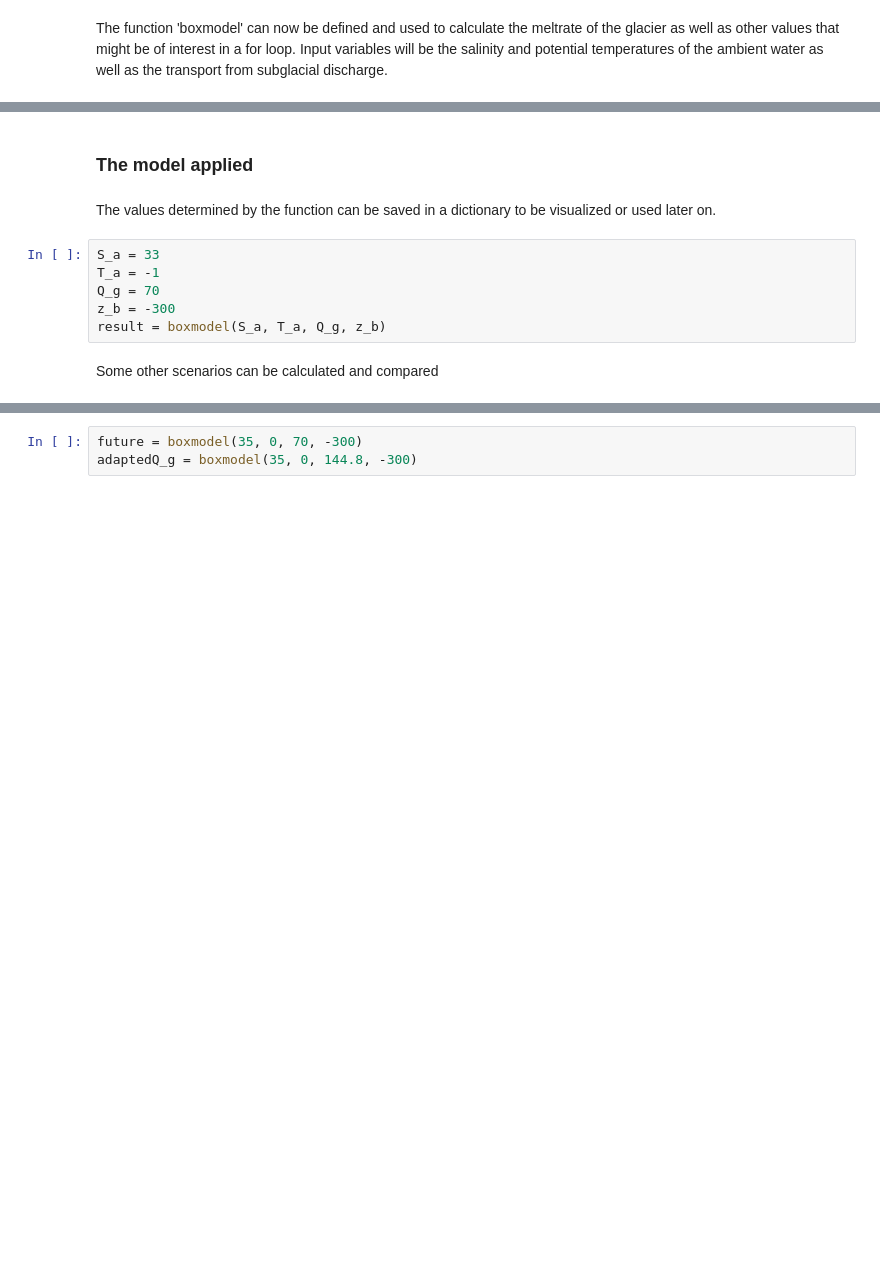
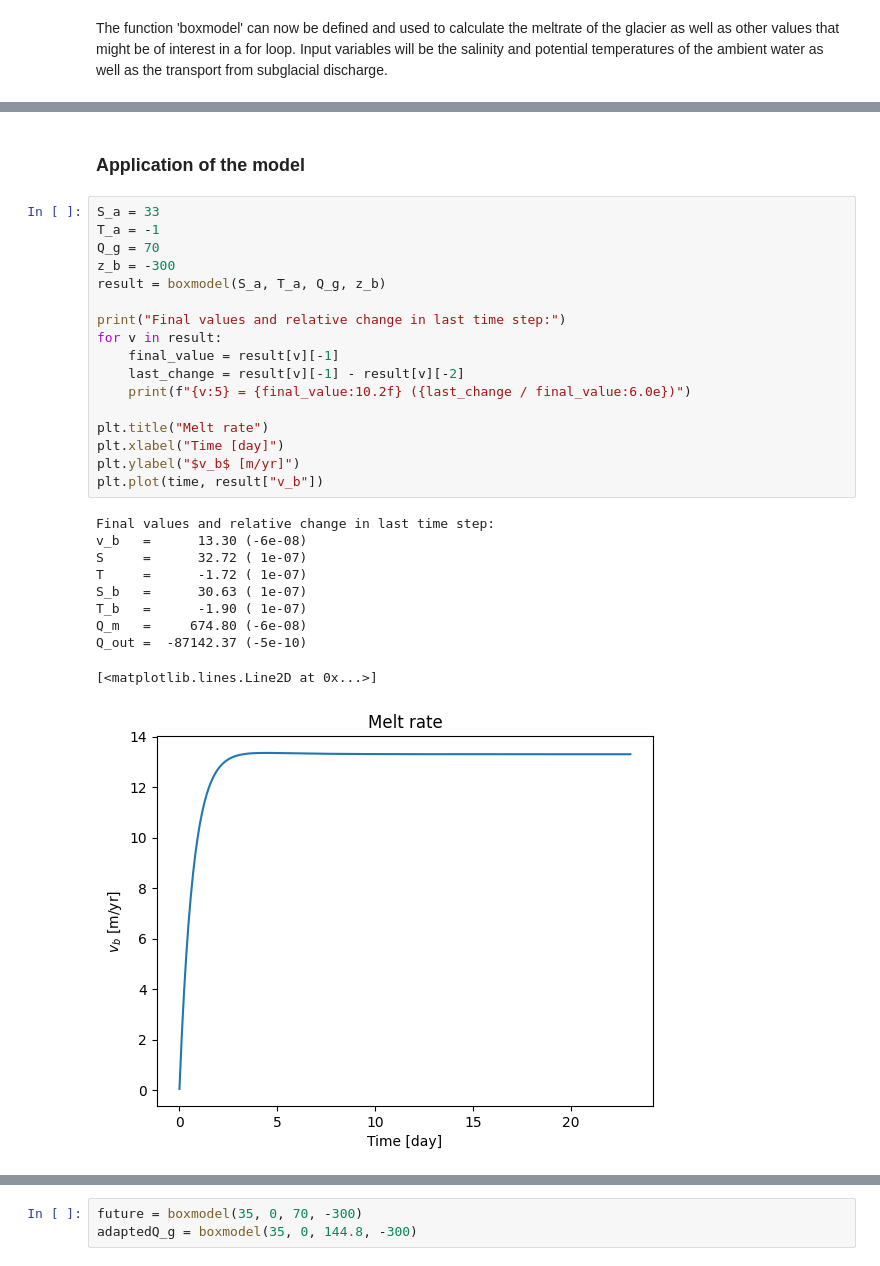
Before and after one commit to markusReinert/79NG-boxmodel, a Jupyter notebook: BoxModel.ipynb, the cells around one changed output, grey strips where cells are left out. Cells and saved outputs as stored; diff of their text form; blank space fills up the shorter version.

```diff
--- a/BoxModel.ipynb
+++ b/BoxModel.ipynb
@@ -193,15 +180,33 @@ def boxmodel(S_a, T_a, Q_g, z_b):
         "Q_m": Q_m_n,
         "Q_out": Q_out_n,
     }
-# %% [markdown]
-### The model applied
-# %% [markdown]
-The values determined by the function can be saved in a dictionary to be visualized or used later on.
-# %%
-S_a = 33
-T_a = -1
-Q_g = 70
-z_b = -300
-result = boxmodel(S_a, T_a, Q_g, z_b)
-# %% [markdown]
-Some other scenarios can be calculated and compared
+# %% [markdown]
+### Application of the model
+# %%
+S_a = 33
+T_a = -1
+Q_g = 70
+z_b = -300
+result = boxmodel(S_a, T_a, Q_g, z_b)
+
+print("Final values and relative change in last time step:")
+for v in result:
+    final_value = result[v][-1]
+    last_change = result[v][-1] - result[v][-2]
+    print(f"{v:5} = {final_value:10.2f} ({last_change / final_value:6.0e})")
+
+plt.title("Melt rate")
+plt.xlabel("Time [day]")
+plt.ylabel("$v_b$ [m/yr]")
+plt.plot(time, result["v_b"])
+# %% [output]
+Final values and relative change in last time step:
+v_b   =      13.30 (-6e-08)
+S     =      32.72 ( 1e-07)
+T     =      -1.72 ( 1e-07)
+S_b   =      30.63 ( 1e-07)
+T_b   =      -1.90 ( 1e-07)
+Q_m   =     674.80 (-6e-08)
+Q_out =  -87142.37 (-5e-10)
+[<matplotlib.lines.Line2D at 0x...>]
+[figure, added]
```
Also changed, not shown: parts of 35 cells of this notebook.
